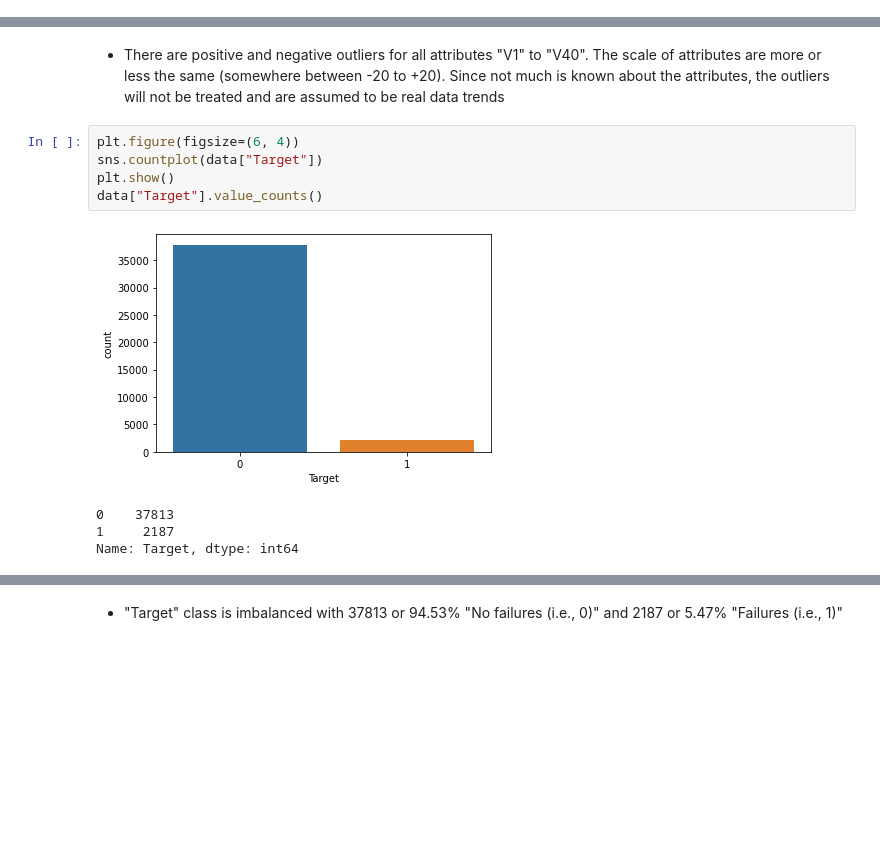
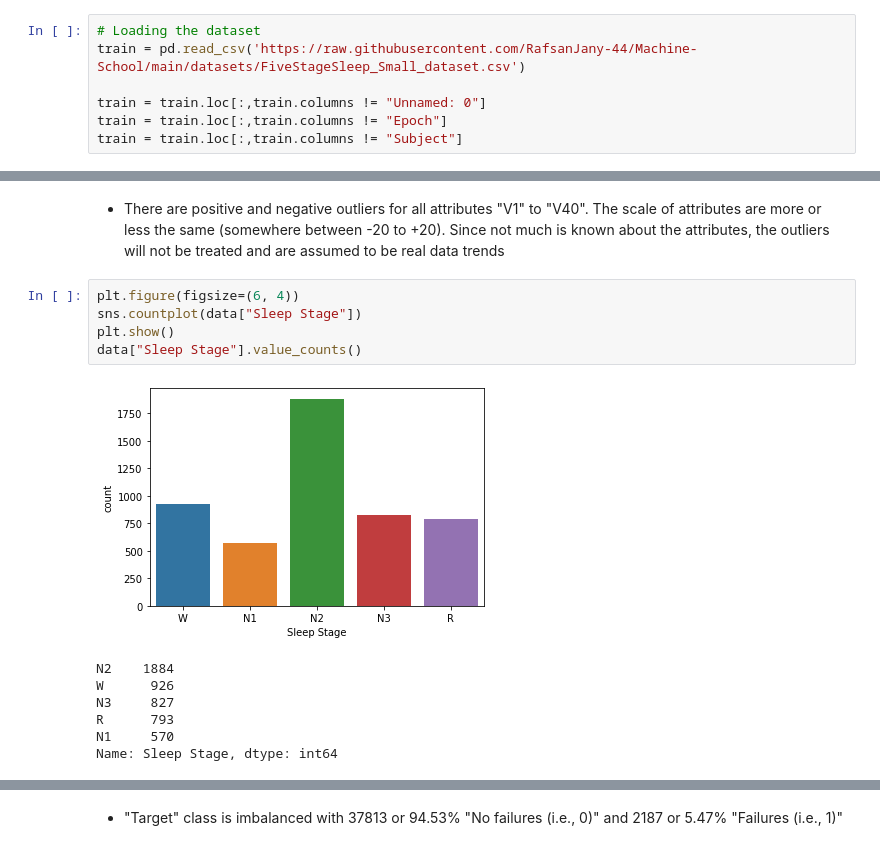
Before and after one commit to RafsanJany-44/ML_Reasearch_1_Accurecy_Increasing, a Jupyter notebook: On_Going_Research_03.ipynb, the cells around one changed output, grey strips where cells are left out. Drawn from its saved outputs; the diff is of its cells as text; blank space fills up the shorter version.

```diff
--- a/On_Going_Research_03.ipynb
+++ b/On_Going_Research_03.ipynb
@@ -133,0 +156,7 @@ train = pd.read_csv("https://raw.githubusercontent.com/rochitasundar/Predictive-
+# %%
+# Loading the dataset
+train = pd.read_csv('https://raw.githubusercontent.com/RafsanJany-44/Machine-School/main/datasets/FiveStageSleep_Small_dataset.csv')
+
+train = train.loc[:,train.columns != "Unnamed: 0"]
+train = train.loc[:,train.columns != "Epoch"]
+train = train.loc[:,train.columns != "Subject"]
@@ -261,14 +284,17 @@ plt.show()
 - There are positive and negative outliers for all attributes "V1" to "V40". The scale of attributes are more or less the same (somewhere between -20 to +20). Since not much is known about the attributes, the outliers will not be treated and are assumed to be real data trends
 # %%
 plt.figure(figsize=(6, 4))
-sns.countplot(data["Target"])
+sns.countplot(data["Sleep Stage"])
 plt.show()
-data["Target"].value_counts()
+data["Sleep Stage"].value_counts()
 # %% [output]
-[figure, old version]
+[figure, new version]
-0    37813
-1     2187
-Name: Target, dtype: int64
+N2    1884
+W      926
+N3     827
+R      793
+N1     570
+Name: Sleep Stage, dtype: int64
 [interactive output not drawn]
 # %% [markdown]
 - "Target" class is imbalanced with 37813 or 94.53% "No failures (i.e., 0)" and 2187 or 5.47% "Failures (i.e., 1)"
```
Also changed, not shown: parts of 19 cells of this notebook.
